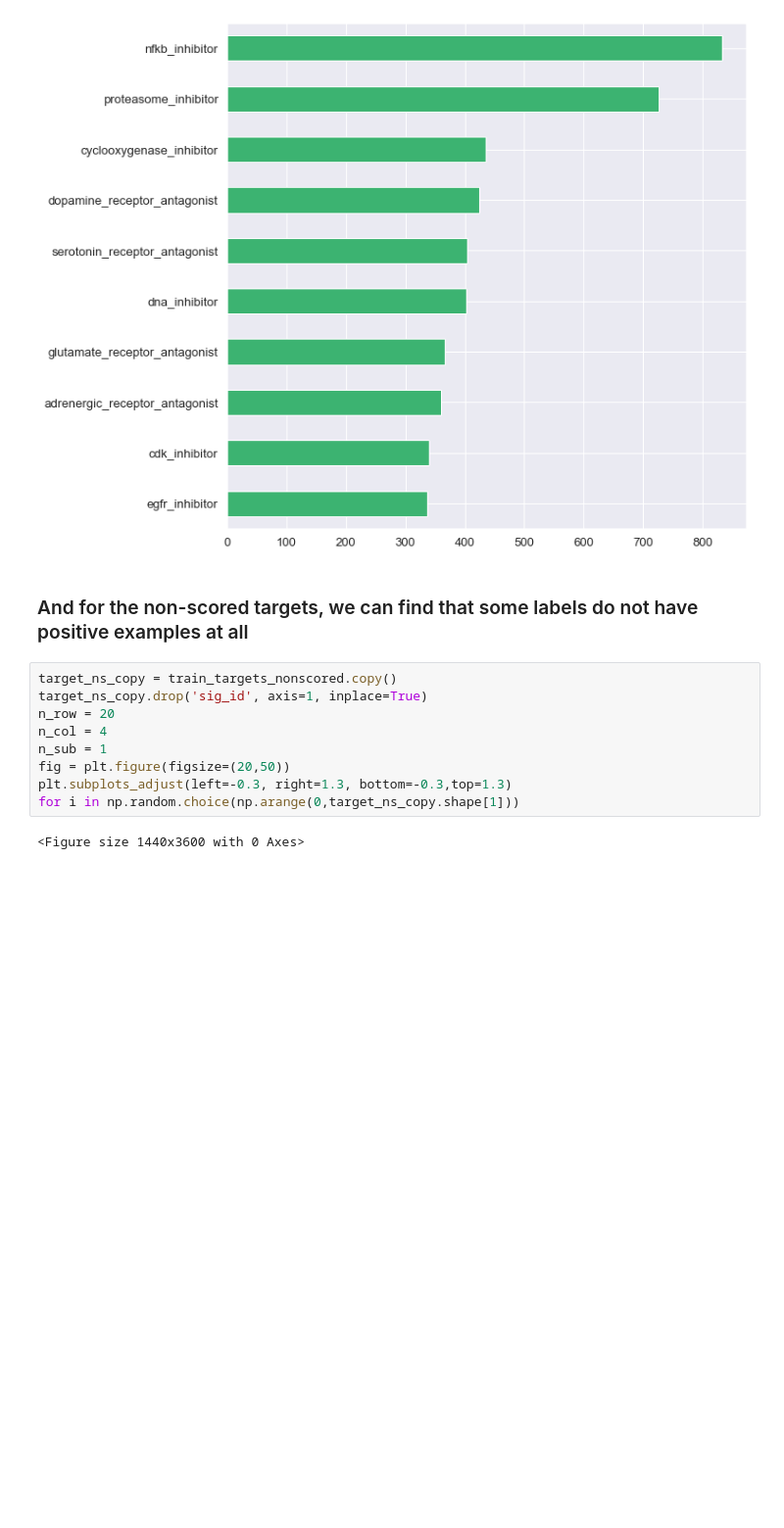
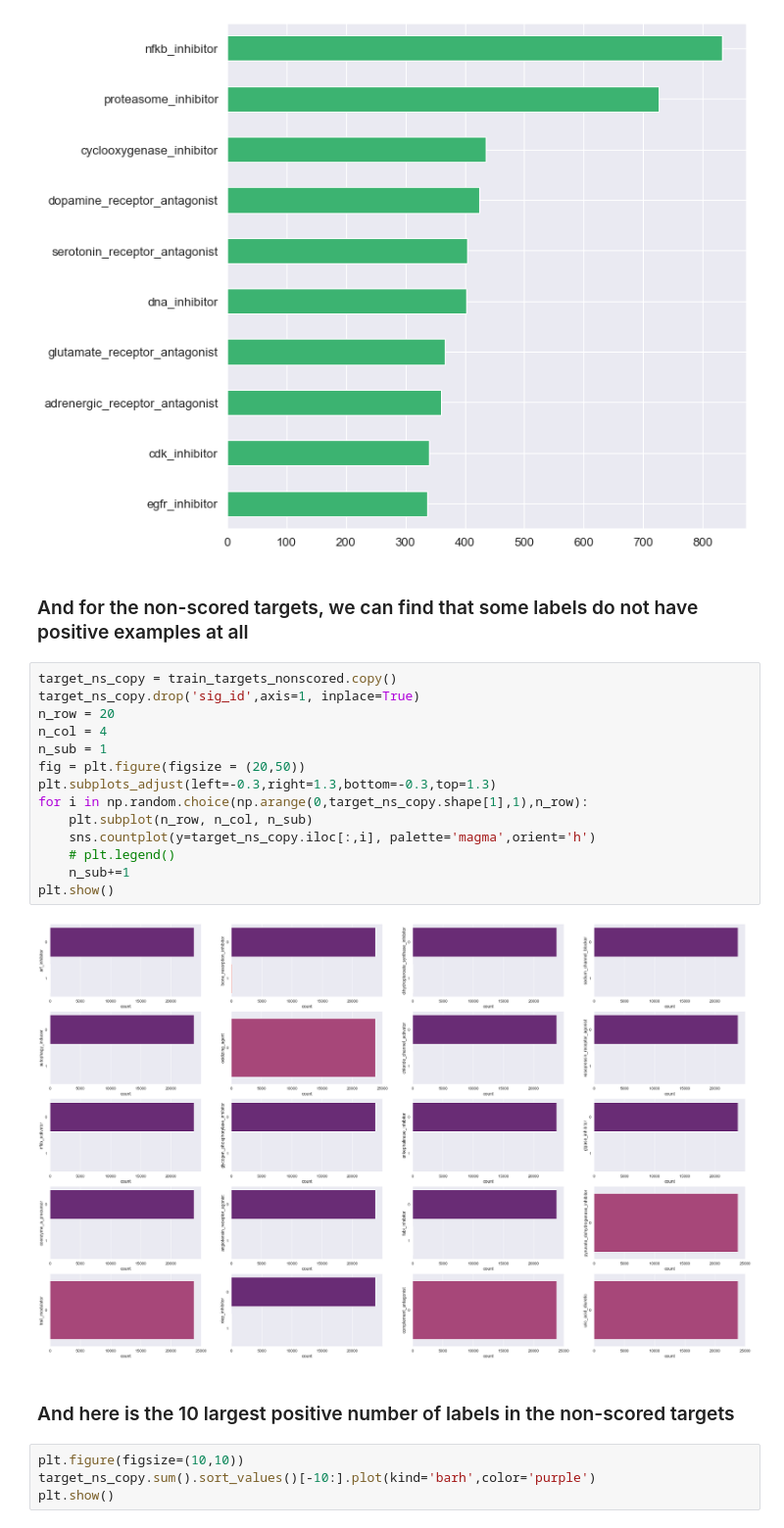
Before and after one commit to guohaoyu110/EE542_final, a Jupyter notebook: MoA-EDA.ipynb, the cells around one changed output. Shown at 98% size. Drawn from its saved outputs; the diff is of its cells as text; blank space fills up the shorter version.

```diff
--- a/MoA-EDA.ipynb
+++ b/MoA-EDA.ipynb
@@ -382,12 +380,23 @@ plt.show()
 ### And for the non-scored targets, we can find that some labels do not have positive examples at all
 # %%
 target_ns_copy = train_targets_nonscored.copy()
-target_ns_copy.drop('sig_id', axis=1, inplace=True)
+target_ns_copy.drop('sig_id',axis=1, inplace=True)
 n_row = 20
 n_col = 4
 n_sub = 1
-fig = plt.figure(figsize=(20,50))
-plt.subplots_adjust(left=-0.3, right=1.3, bottom=-0.3,top=1.3)
-for i in np.random.choice(np.arange(0,target_ns_copy.shape[1]))
+fig = plt.figure(figsize = (20,50))
+plt.subplots_adjust(left=-0.3,right=1.3,bottom=-0.3,top=1.3)
+for i in np.random.choice(np.arange(0,target_ns_copy.shape[1],1),n_row):
+    plt.subplot(n_row, n_col, n_sub)
+    sns.countplot(y=target_ns_copy.iloc[:,i], palette='magma',orient='h')
+    # plt.legend()
+    n_sub+=1
+plt.show()
 # %% [output]
-<Figure size 1440x3600 with 0 Axes>
+[figure, added]
+# %% [markdown]
+### And here is the 10 largest positive number of labels in the non-scored targets
+# %%
+plt.figure(figsize=(10,10))
+target_ns_copy.sum().sort_values()[-10:].plot(kind='barh',color='purple')
+plt.show()
```
Also changed, not shown: parts of 4 cells of this notebook.
